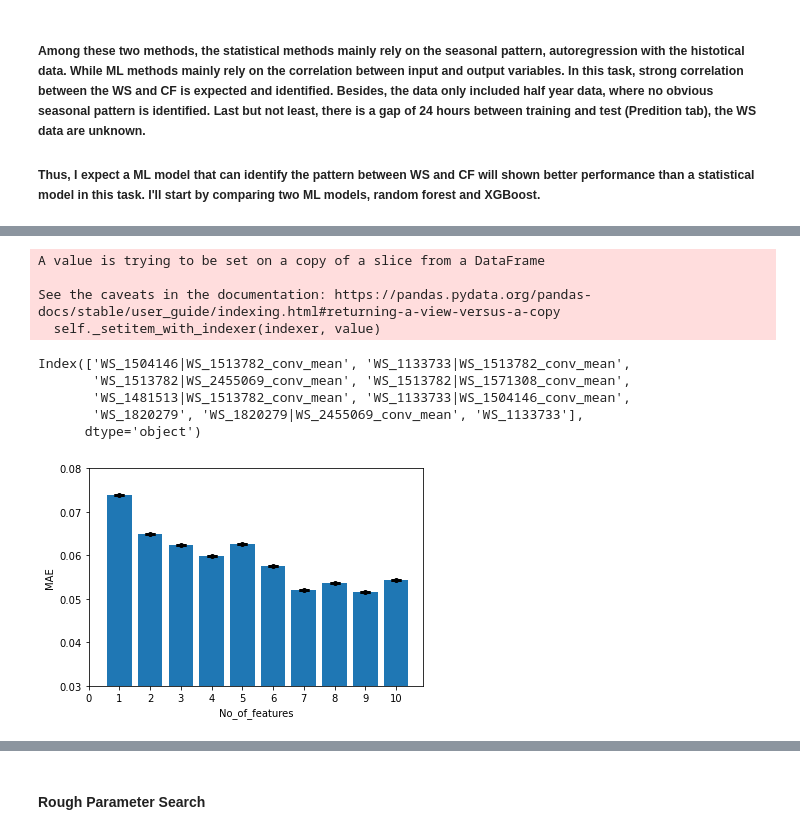
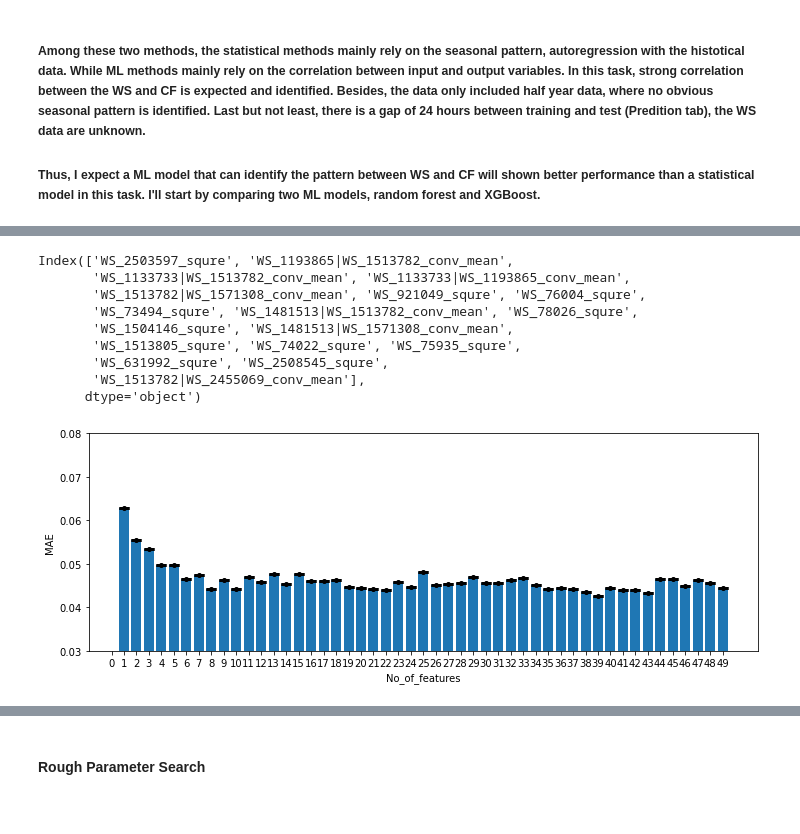
Before and after one commit to mengli-2020/multivariate-time-series-forecasting-meng, a Jupyter notebook: analytics_v2.ipynb, the cells around one changed output, grey strips where cells are left out. Drawn from its saved outputs; the diff is of its cells as text; code cells hidden in the pictures.

```diff
--- a/analytics_v2.ipynb
+++ b/analytics_v2.ipynb
@@ -74,17 +78,17 @@ False
 # %%
 ## In the first step, identify features that are correlated with outputs.
 #  I tested different thresholds of 0.5, 0.6, 0.7, 0.8, 0.9.
-#  Here, we set a lower threshold (i.e., 0.6) to avoid losing useful features.
+#  Here, we set a lower threshold (i.e., 0.5) to avoid losing useful features.
 #  Also, there will be another round of dimension reduction using the wrapper methods within the ML model.
 #  So here, it's OK to be conservative to select more features.
 cor = df_train.corr()
 #Correlation with output variable
 cor_target = abs(cor["CF"])
 #Selecting highly correlated features
-relevant_features = cor_target[cor_target>0.6]
+relevant_features = cor_target[cor_target>0.5]
 df_selected=df_train[relevant_features.index]
 df_selected=df_selected.drop('CF',axis=1)
 df_selected
 
-# After the first step, 76 feature remains.
+# After the first step, 87 feature remains.
 # %% [output]
@@ -400,11 +433,12 @@ plt.legend(loc='upper left')
 importance_scores_rf = pd.Series(dict(zip(X_tr.columns, model_RF1.feature_importances_)))
 
 # Define number of random samples used in MCS
-ns=20
+ns=5
+n_max=100
 # evaluate effects of number of features getting top n features
-error_data_rf=pd.DataFrame(index=np.arange(ns), columns=np.arange(11))
+error_data_rf=pd.DataFrame(index=np.arange(ns), columns=np.arange(n_max))
 
-for i in range(1,11):
+for i in range(1,n_max):
     for j in range(ns):
         top_features = importance_scores_rf.sort_values(ascending=False)[:i]
         top_features_nm = top_features.index
@@ -477,9 +498,9 @@ See the caveats in the documentation: https://pandas.pydata.org/pandas-docs/stab
 # getting importance scores from previous model with all 96 features
 importance_scores_xgb = pd.Series(dict(zip(X_tr.columns, model_xgb1.feature_importances_)))
 # evaluate effects of number of features getting top n features
-error_data_XGB=pd.DataFrame(index=np.arange(ns), columns=np.arange(11))
+error_data_XGB=pd.DataFrame(index=np.arange(ns), columns=np.arange(n_max))
 
-for i in range(1,11):
+for i in range(1,n_max):
     for j in range(ns):
         top_features = importance_scores_xgb.sort_values(ascending=False)[:i]
         top_features_nm = top_features.index
@@ -495,31 +516,29 @@ for i in range(1,11):
         # computing MAE error
         error_data_XGB.iloc[j,i]=mae(Y_ts, predictions_xgb)
 # %%
-df=pd.DataFrame()
-df['No_of_features']=np.arange(11)
-df['Mean']=None
-df['STD']=None
+df_xgb=pd.DataFrame()
+df_xgb['No_of_features']=np.arange(n_max)
+df_xgb['Mean']=0
+df_xgb['STD']=0
 
-for i in range(11):
-    df['Mean'].iloc[i]=error_data_XGB.iloc[:,i].mean()
-    df['STD'].iloc[i]=error_data_XGB.iloc[:,i].std()
-
-plt.errorbar( df['No_of_features'], df['Mean'], yerr=df['STD'], fmt='o', color='Black', elinewidth=3,capthick=3,errorevery=1, alpha=1, ms=4, capsize = 5)
-plt.bar(df['No_of_features'], df['Mean'],tick_label = df['No_of_features'])##Bar plot
+for i in range(n_max):
+    df_xgb['Mean'].iloc[i]=error_data_XGB.iloc[:,i].mean()
+    df_xgb['STD'].iloc[i]=error_data_XGB.iloc[:,i].std()
+# Shown the first 50 features to clearly show the trend
+plt.figure(figsize=(12,4))
+plt.errorbar( df_xgb['No_of_features'].iloc[:50], df_xgb['Mean'].iloc[:50], yerr=df_xgb['STD'].iloc[:50], fmt='o', color='Black', elinewidth=3,capthick=3,errorevery=1, alpha=1, ms=4, capsize = 5)
+plt.bar(df_xgb['No_of_features'].iloc[:50], df_xgb['Mean'].iloc[:50],tick_label = df_xgb['No_of_features'].iloc[:50])##Bar plot
 plt.xlabel('No_of_features') ## Label on X axis
 plt.ylabel('MAE') ##Label on Y axis
 plt.ylim((0.03,0.08))
-print(df['Mean'].min())
-print(df)
-top_features = importance_scores_xgb.sort_values(ascending=False)[:9]
+print(df_xgb['Mean'].min())
+# Optimal feature number = 18 with mean MAE of 0.04269
+# Improved from the MAE with all features 0.0467
+print(df_xgb['Mean'].idxmin())
+top_features = importance_scores_xgb.sort_values(ascending=False)[:18]
 top_features_xgb = top_features.index
 top_features_xgb
-# As we can see from the results, the optimal number of features is 9.
-# They are ['WS_1504146|WS_1513782_conv_mean', 'WS_1133733|WS_1513782_conv_mean',
-#        'WS_1513782|WS_2455069_conv_mean', 'WS_1513782|WS_1571308_conv_mean',
-#        'WS_1481513|WS_1513782_conv_mean', 'WS_1133733|WS_1504146_conv_mean',
-#        'WS_1820279', 'WS_1820279|WS_2455069_conv_mean', 'WS_1133733'],
-# The best average MAE is 0.0517. Again, this is worse than the baseline results (0.046).
+# Again, RF outperformed XGB (0.0405 vs 0.04268).
 # The only thing is that the average STD of XGB is almost 0, which is less than that of RF.
 # This makes it more robust in repeated runs.
 # %% [output]
@@ -539,13 +547,13 @@ top_features_xgb
-A value is trying to be set on a copy of a slice from a DataFrame
-
-See the caveats in the documentation: https://pandas.pydata.org/pandas-docs/stable/user_guide/indexing.html#returning-a-view-versus-a-copy
-  self._setitem_with_indexer(indexer, value)
+Index(['WS_2503597_squre', 'WS_1193865|WS_1513782_conv_mean',
+       'WS_1133733|WS_1513782_conv_mean', 'WS_1133733|WS_1193865_conv_mean',
+       'WS_1513782|WS_1571308_conv_mean', 'WS_921049_squre', 'WS_76004_squre',
+       'WS_73494_squre', 'WS_1481513|WS_1513782_conv_mean', 'WS_78026_squre',
+       'WS_1504146_squre', 'WS_1481513|WS_1571308_conv_mean',
+       'WS_1513805_squre', 'WS_74022_squre', 'WS_75935_squre',
+       'WS_631992_squre', 'WS_2508545_squre',
+       'WS_1513782|WS_2455069_conv_mean'],
+      dtype='object')
-Index(['WS_1504146|WS_1513782_conv_mean', 'WS_1133733|WS_1513782_conv_mean',
-       'WS_1513782|WS_2455069_conv_mean', 'WS_1513782|WS_1571308_conv_mean',
-       'WS_1481513|WS_1513782_conv_mean', 'WS_1133733|WS_1504146_conv_mean',
-       'WS_1820279', 'WS_1820279|WS_2455069_conv_mean', 'WS_1133733'],
-      dtype='object')
-[figure, old version]
+[figure, new version]
 # %% [markdown]
 ### Summary Before Model Hyper-parameter Tuning
 
```
Also changed, not shown: parts of 36 cells of this notebook.
